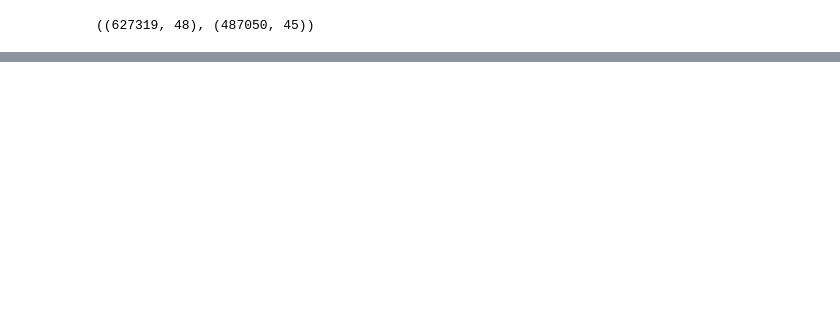
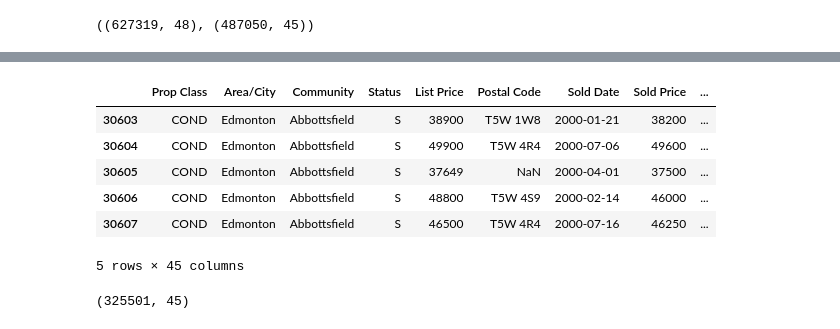
Before and after one commit to glennybarnes/DATA3960_Capstone_Project, a Jupyter notebook: DATA3960_Capstone_Project_Group3.ipynb, the cells around one changed output, grey strips where cells are left out. Drawn from its saved outputs; the diff is of its cells as text; code cells hidden in the pictures; blank space fills up the shorter version.

```diff
--- a/DATA3960_Capstone_Project_Group3.ipynb
+++ b/DATA3960_Capstone_Project_Group3.ipynb
@@ -151,0 +131,9 @@ List Date                  194854   31.061390
+# %%
+# Identify categorical columns with dtype 'object'
+categorical_columns = sold_data.select_dtypes(include=['object']).columns
+
+# Convert these columns to 'category' type
+sold_data[categorical_columns] = sold_data[categorical_columns].astype('category')
+
+# Verify the changes
+sold_data.dtypes
@@ -170,3 +202,16 @@ Tile                            0    0.000000
 Laminate                        0    0.000000
 Vinyl Plank                     0    0.000000
 GEOCODE                      9600    1.971050
+# %%
+# Imputing missing values
+# Numerical columns -> Impute with median
+numerical_cols = sold_data.select_dtypes(include=['int64', 'float64']).columns
+sold_data[numerical_cols] = sold_data[numerical_cols].apply(lambda x: x.fillna(x.median()))
+
+# Categorical columns -> Impute with mode
+categorical_cols = sold_data.select_dtypes(include=['object']).columns
+sold_data[categorical_cols] = sold_data[categorical_cols].apply(lambda x: x.fillna(x.mode()[0]))
+
+# Verify that missing values have been handled
+missing_values_after = sold_data.isnull().sum().sum()
+missing_values_after
@@ -176,0 +299,15 @@ active_data.shape, sold_data.shape
+# %%
+edmonton_sold_data = sold_data[sold_data['Area/City'] == 'Edmonton']
+edmonton_sold_data.head()
+# %% [output]
+|  | Prop Class | Area/City | Community | Status | List Price | Postal Code | Sold Date | Sold Price | ... |
+| 30603 | COND | Edmonton | Abbottsfield | S | 38900 | T5W 1W8 | 2000-01-21 | 38200 | ... |
+| 30604 | COND | Edmonton | Abbottsfield | S | 49900 | T5W 4R4 | 2000-07-06 | 49600 | ... |
+| 30605 | COND | Edmonton | Abbottsfield | S | 37649 | NaN | 2000-04-01 | 37500 | ... |
+| 30606 | COND | Edmonton | Abbottsfield | S | 48800 | T5W 4S9 | 2000-02-14 | 46000 | ... |
+| 30607 | COND | Edmonton | Abbottsfield | S | 46500 | T5W 4R4 | 2000-07-16 | 46250 | ... |
+5 rows × 45 columns
+# %%
+edmonton_sold_data.shape
+# %% [output]
+(325501, 45)
```
Also changed, not shown: parts of 11 cells of this notebook.
